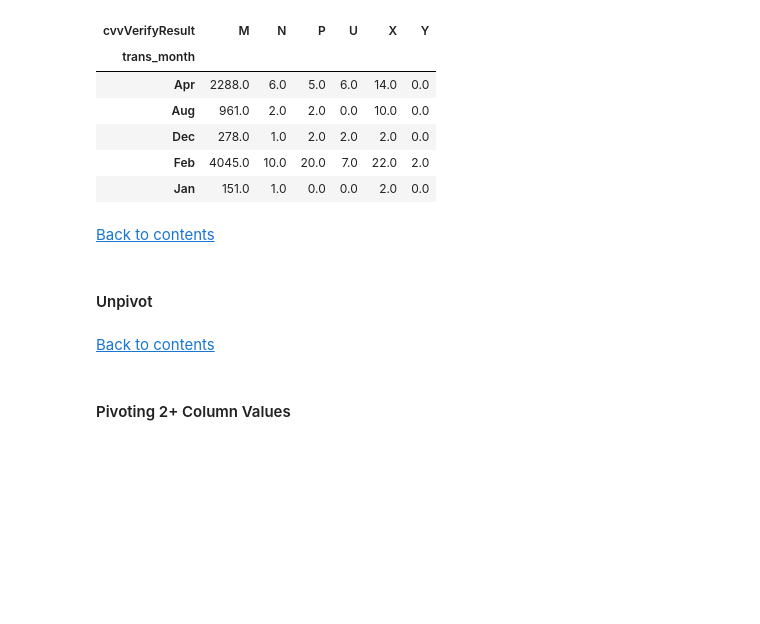
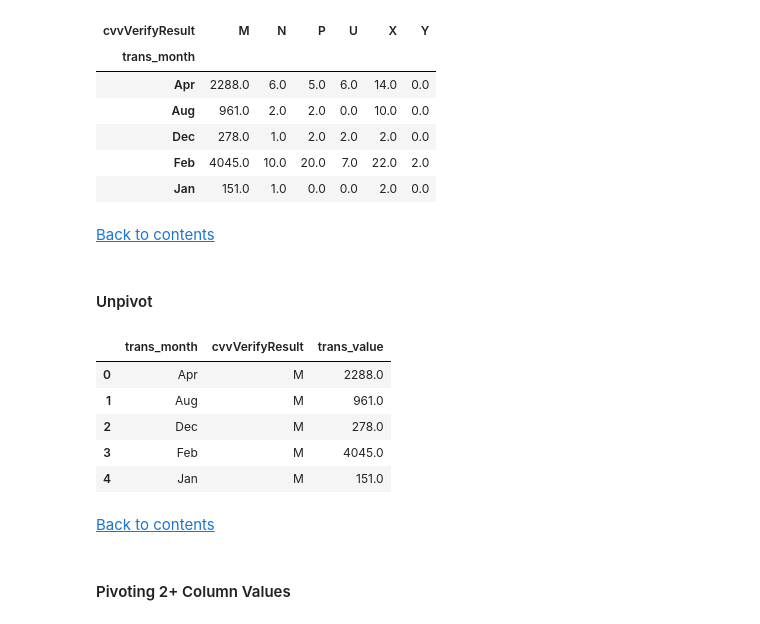
Before and after one commit to steed360/Data-Wrangling-And-Visualisation-Toolkits, a Jupyter notebook: Data_Manipulation_Toolkit_Python.ipynb, the cells around one changed output. Cells and saved outputs as stored; diff of their text form; code cells hidden in the pictures; blank space fills up the shorter version.

```diff
--- a/Data_Manipulation_Toolkit_Python.ipynb
+++ b/Data_Manipulation_Toolkit_Python.ipynb
@@ -1103,3 +1102,13 @@ df_piv.unstack()
+# %%
+pd.melt (df_piv.reset_index(), id_vars = 'trans_month', value_vars = ['M', 'N', 'P', 'U', 'X', 'Y'] ) \
+         .rename (columns = {'value': 'trans_value'}).head()
+# %% [output]
+|  | trans_month | cvvVerifyResult | trans_value |
+| 0 | Apr | M | 2288.0 |
+| 1 | Aug | M | 961.0 |
+| 2 | Dec | M | 278.0 |
+| 3 | Feb | M | 4045.0 |
+| 4 | Jan | M | 151.0 |
 # %%
 # An alternative, more flexible aproach but did not work
 #df_piv.melt(ignored_index = False )
```
Also changed, not shown: parts of 5 cells of this notebook.
